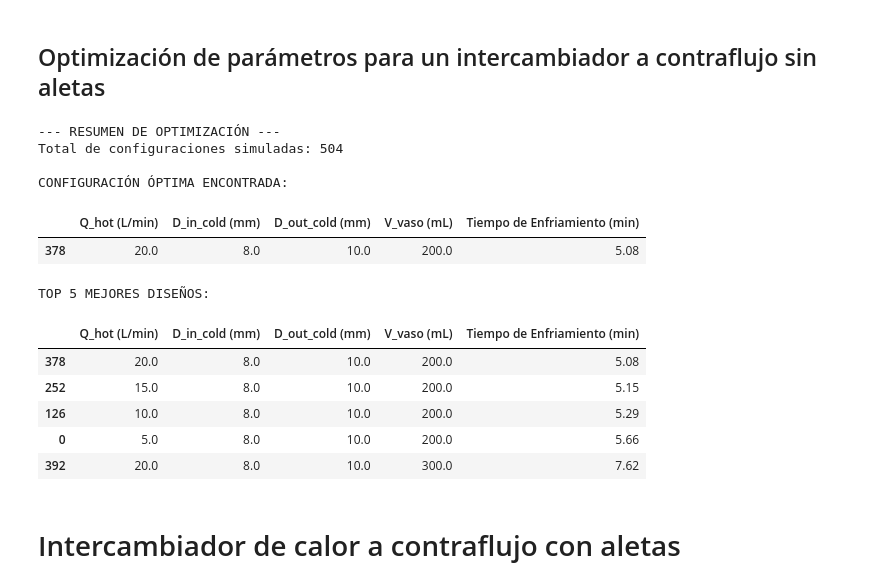
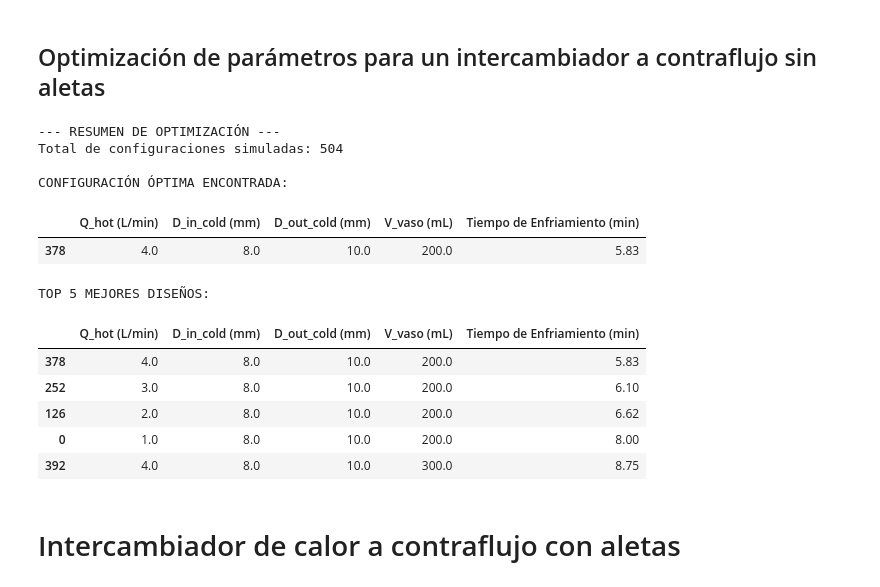
Before and after one commit to AlonsoEspinoza8/Proyecto_Titulo_Enfriador, a Jupyter notebook: Enfriador/counterflow_heat_exchanger.ipynb, the cells around one changed output. Drawn from its saved outputs; the diff is of its cells as text; code cells hidden in the pictures.

Commit message:
Archivo nuevo creado, caudales de bomba probados y codigo de perdidas agregado

```diff
--- a/Enfriador/counterflow_heat_exchanger.ipynb
+++ b/Enfriador/counterflow_heat_exchanger.ipynb
@@ -286,7 +286,7 @@ k_tube = 45  # Conductividad térmica del material del tubo (W/m·K)
 
 # ---------------- Parámetros a optimizar ----------------
 
-possible_water_flow_rates = np.array([5, 10, 15, 20]) * 0.001 / 60  # Caudales comerciales de agua en m³/s
+possible_water_flow_rates = np.array([1, 2, 3, 4]) * 0.001 / 60  # Caudales comerciales de agua en m³/s
 
 # Diámetros comerciales de PVC
 # https://catalogo.extension.cchc.cl/documentos/documentos/16094.pdf
@@ -321,36 +321,36 @@ pd.set_option('display.width', 1000)
 # Convertimos la lista de diccionarios en un DataFrame
 df_resultados = pd.DataFrame(results)
 
 # Encontramos el índice de la fila con la menor temperatura de salida
 indice_optimo = df_resultados['Tiempo de Enfriamiento (min)'].idxmin()
 configuracion_optima = df_resultados.loc[indice_optimo]
 
 # 4. Mostrar resultados
 print("--- RESUMEN DE OPTIMIZACIÓN ---")
 print(f"Total de configuraciones simuladas: {len(df_resultados)}")
 
 print("\nCONFIGURACIÓN ÓPTIMA ENCONTRADA:")
 # Al ser una sola fila (Serie), la convertimos a DataFrame con .to_frame() para que se vea bonita, y la transponemos con .T
 display(configuracion_optima.to_frame().T)
 
 print("\nTOP 5 MEJORES DISEÑOS:")
 top_5 = df_resultados.sort_values(by='Tiempo de Enfriamiento (min)', ascending=True).head(5)
 # display() renderiza la tabla completa en Jupyter Notebook
 display(top_5)
 
 # Guardamos el DataFrame completo en un archivo CSV para análisis posterior
 df_resultados.to_csv('datos_experimentales/resultados_intercambiador_sin_aletas.csv', index=False)
 # %% [output]
 --- RESUMEN DE OPTIMIZACIÓN ---
 Total de configuraciones simuladas: 504
 
 CONFIGURACIÓN ÓPTIMA ENCONTRADA:
 |  | Q_hot (L/min) | D_in_cold (mm) | D_out_cold (mm) | V_vaso (mL) | Tiempo de Enfriamiento (min) |
-| 378 | 20.0 | 8.0 | 10.0 | 200.0 | 5.08 |
+| 378 | 4.0 | 8.0 | 10.0 | 200.0 | 5.83 |
 TOP 5 MEJORES DISEÑOS:
 |  | Q_hot (L/min) | D_in_cold (mm) | D_out_cold (mm) | V_vaso (mL) | Tiempo de Enfriamiento (min) |
-| 378 | 20.0 | 8.0 | 10.0 | 200.0 | 5.08 |
-| 252 | 15.0 | 8.0 | 10.0 | 200.0 | 5.15 |
-| 126 | 10.0 | 8.0 | 10.0 | 200.0 | 5.29 |
-| 0 | 5.0 | 8.0 | 10.0 | 200.0 | 5.66 |
-| 392 | 20.0 | 8.0 | 10.0 | 300.0 | 7.62 |
+| 378 | 4.0 | 8.0 | 10.0 | 200.0 | 5.83 |
+| 252 | 3.0 | 8.0 | 10.0 | 200.0 | 6.10 |
+| 126 | 2.0 | 8.0 | 10.0 | 200.0 | 6.62 |
+| 0 | 1.0 | 8.0 | 10.0 | 200.0 | 8.00 |
+| 392 | 4.0 | 8.0 | 10.0 | 300.0 | 8.75 |
```
Also changed, not shown: parts of 1 cell of this notebook, 9 other files.
